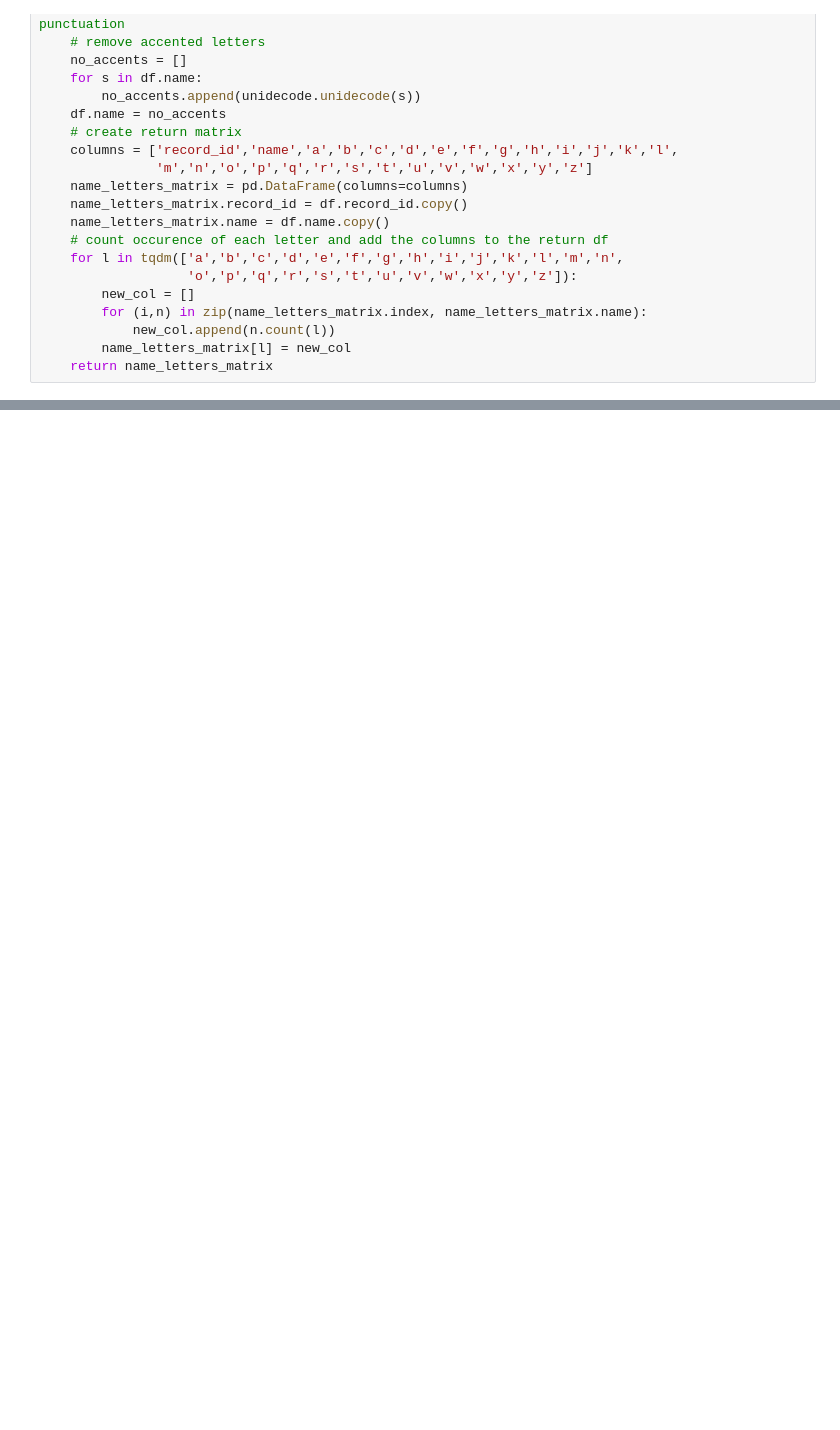
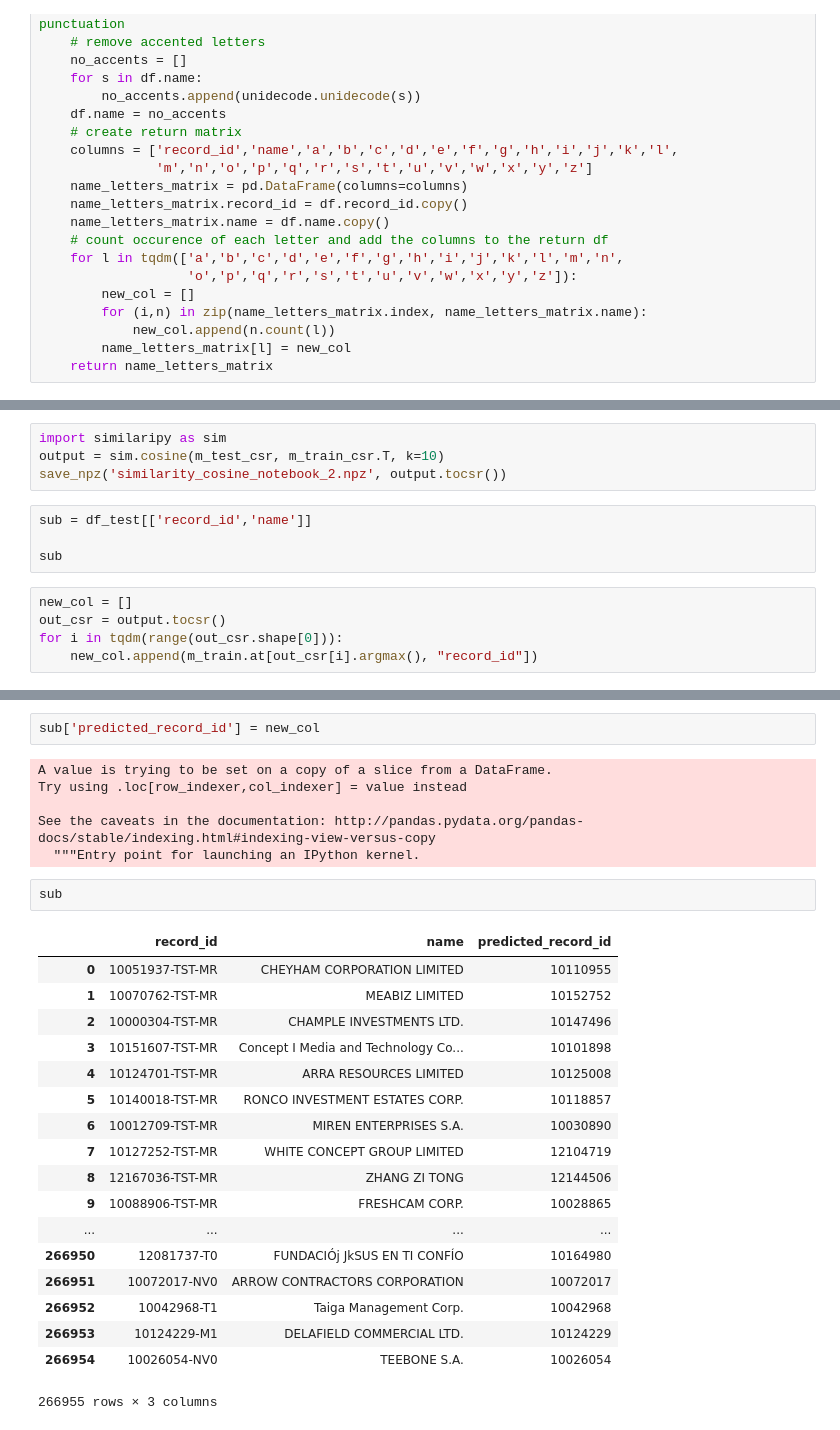
Before and after one commit to teomores/Oracle_HPC_contest, a Jupyter notebook: notebooks/name_letter_matrix.ipynb, the cells around one changed output, grey strips where cells are left out. Drawn from its saved outputs; the diff is of its cells as text; blank space fills up the shorter version.

Commit message:
update notebooks + sub in namelettermatrix :balloon:

```diff
--- a/notebooks/name_letter_matrix.ipynb
+++ b/notebooks/name_letter_matrix.ipynb
@@ -184,0 +220,13 @@ create_name_letters_matrix(df_train)
+# %%
+import similaripy as sim
+output = sim.cosine(m_test_csr, m_train_csr.T, k=10)
+save_npz('similarity_cosine_notebook_2.npz', output.tocsr())
+# %%
+sub = df_test[['record_id','name']]
+
+sub
+# %%
+new_col = []
+out_csr = output.tocsr()
+for i in tqdm(range(out_csr.shape[0])):
+    new_col.append(m_train.at[out_csr[i].argmax(), "record_id"])
@@ -184,0 +235,29 @@ create_name_letters_matrix(df_train)
+# %%
+sub['predicted_record_id'] = new_col
+# %% [output]
+A value is trying to be set on a copy of a slice from a DataFrame.
+Try using .loc[row_indexer,col_indexer] = value instead
+
+See the caveats in the documentation: http://pandas.pydata.org/pandas-docs/stable/indexing.html#indexing-view-versus-copy
+  """Entry point for launching an IPython kernel.
+# %%
+sub
+# %% [output]
+|  | record_id | name | predicted_record_id |
+| 0 | 10051937-TST-MR | CHEYHAM CORPORATION LIMITED | 10110955 |
+| 1 | 10070762-TST-MR | MEABIZ LIMITED | 10152752 |
+| 2 | 10000304-TST-MR | CHAMPLE INVESTMENTS LTD. | 10147496 |
+| 3 | 10151607-TST-MR | Concept I Media and Technology Co... | 10101898 |
+| 4 | 10124701-TST-MR | ARRA RESOURCES LIMITED | 10125008 |
+| 5 | 10140018-TST-MR | RONCO INVESTMENT ESTATES CORP. | 10118857 |
+| 6 | 10012709-TST-MR | MIREN ENTERPRISES S.A. | 10030890 |
+| 7 | 10127252-TST-MR | WHITE CONCEPT GROUP LIMITED | 12104719 |
+| 8 | 12167036-TST-MR | ZHANG ZI TONG | 12144506 |
+| 9 | 10088906-TST-MR | FRESHCAM CORP. | 10028865 |
+| ... | ... | ... | ... |
+| 266950 | 12081737-T0 | FUNDACIÓj JkSUS EN TI CONFÍO | 10164980 |
+| 266951 | 10072017-NV0 | ARROW CONTRACTORS CORPORATION | 10072017 |
+| 266952 | 10042968-T1 | Taiga Management Corp. | 10042968 |
+| 266953 | 10124229-M1 | DELAFIELD COMMERCIAL LTD. | 10124229 |
+| 266954 | 10026054-NV0 | TEEBONE S.A. | 10026054 |
+266955 rows × 3 columns
```
Also changed, not shown: parts of 23 cells of this notebook, 2 other files.
